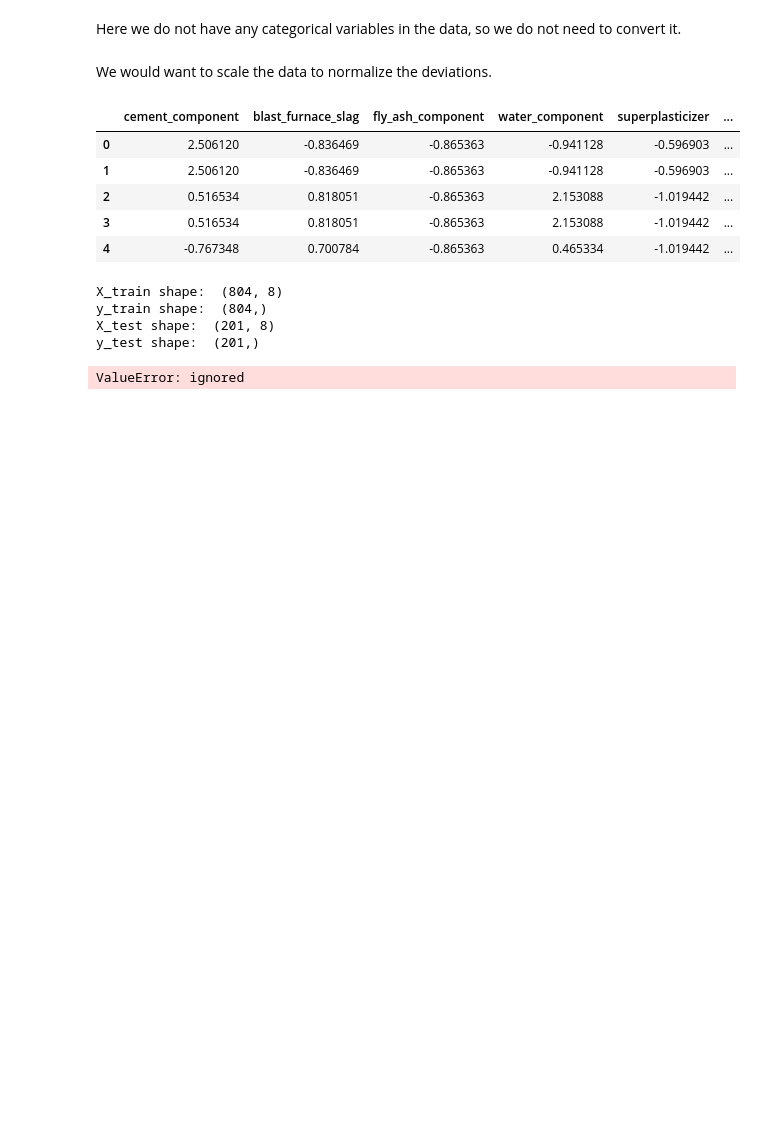
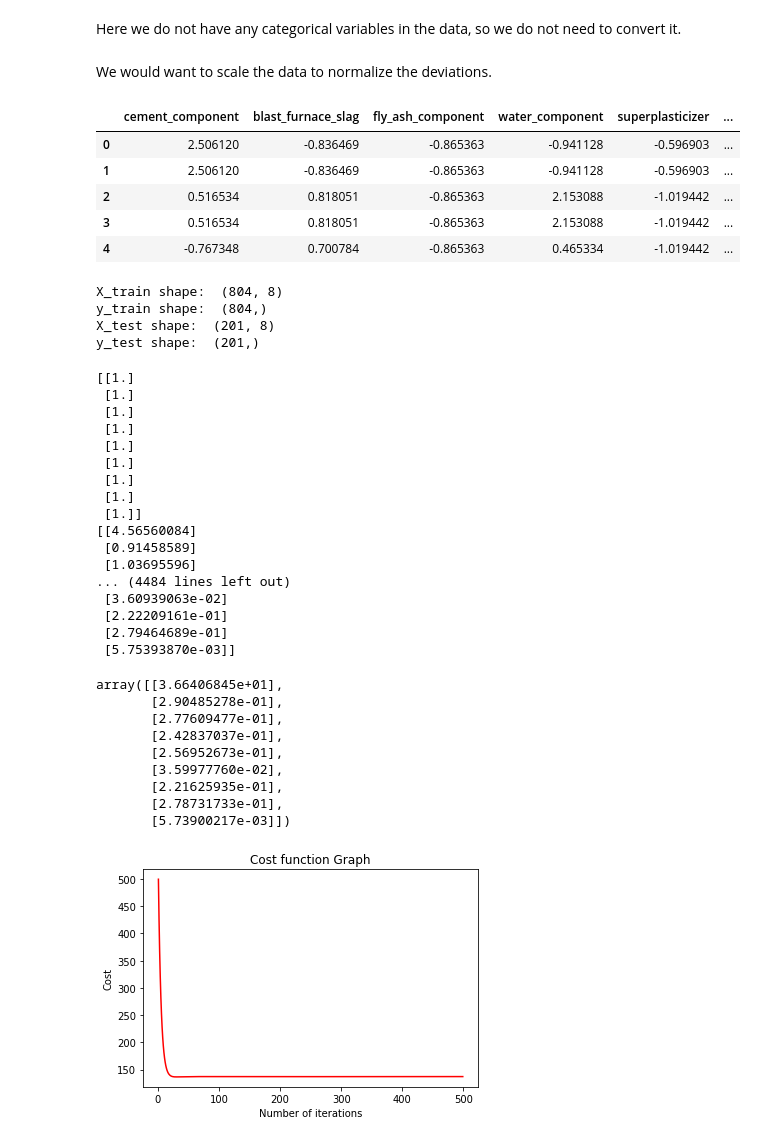
Before and after one commit to NeeteshDadwariya/CS6375, a Jupyter notebook: assignments/assignment1/part1.ipynb, the cells around one changed output. Cells and saved outputs as stored; diff of their text form; code cells hidden in the pictures; blank space fills up the shorter version.

```diff
--- a/assignments/assignment1/part1.ipynb
+++ b/assignments/assignment1/part1.ipynb
@@ -85,21 +85,24 @@ class LinearRegression():
     return np.c_[np.ones((len(X),1)), X]
 
   def get_initial_weights(self, X):
-    return np.random.rand(X.shape[1] + 1, 1)
+    #return np.random.rand(X.shape[1] + 1, 1)
+    return np.ones((X.shape[1] + 1, 1))
 
   def multivariate_gradient(self, X, y, thetha):
-    return 2/len(X)*X.T.dot(X.dot(thetha) - y[0])
+    return 1/len(X)*X.T.dot(X.dot(thetha) - y[0])
 
   def fit_with_grad_desc(self, X, y, epochs, rate):
-      thetha = self.get_initial_weights(X)
+      theta = self.get_initial_weights(X)
       vectorX = self.get_vectorX(X)
       vectorY = np.reshape(y.values,(-1,1))
       costs = []
       m = len(X)
       for i in range(epochs):
-        gradient = self.multivariate_gradient(vectorX, vectorY, thetha)
-        thetha -= -rate*gradient
-        y_pred = vectorX.dot(thetha)
+        gradient = self.multivariate_gradient(vectorX, vectorY, theta)
+        #gradient = 2/m * vectorX.T.dot(vectorX.dot(theta) - y[0])
+        print(theta)
+        theta -= rate*gradient
+        y_pred = vectorX.dot(theta)
         cost = 1/(2*m)*(vectorY - y_pred)**2
         costs.append(cost.sum())
 
@@ -107,7 +110,29 @@ class LinearRegression():
       plt.title('Cost function Graph')
       plt.xlabel('Number of iterations')
       plt.ylabel('Cost')
-      return thetha
+      return theta
+
+      # n_sample = X.shape[0]  #number of samples
+      # loss = np.ones(epochs)  #creating unit matrix
+      # ones = np.ones((n_sample,1))
+      # X = np.concatenate((ones, X), axis=1)   #Form the new X with old X and X0's as 1
+      # attr = X.shape[1]
+      # theta = np.ones(attr)
+      # hypo = np.dot(X, theta)
+      # for i in range (0, epochs):
+      #   theta[0] = theta[0] - (rate / X.shape[0]) * sum(hypo-y) #for theta0,x0
+      #   for j in range(1, attr):
+      #     theta[j]= theta[j] - (rate/ X.shape[0]) * sum((hypo-y) * X[:, j])
+      #   hypo= np.dot(X, theta)
+      #   #Now computing loss
+      #   loss[i]=1/(n_sample) * sum(np.square(hypo-y))
+
+
+      # plt.plot(np.arange(1,epochs),loss[1:], color = 'red')
+      # plt.title('Cost function Graph')
+      # plt.xlabel('Number of iterations')
+      # plt.ylabel('Cost')
+      # return loss, theta
 
 
 model = LinearRegression()
@@ -138,7 +163,7 @@ scaled_X.head()
 | 3 | 0.516534 | 0.818051 | -0.865363 | 2.153088 | -1.019442 | ... |
 | 4 | -0.767348 | 0.700784 | -0.865363 | 0.465334 | -1.019442 | ... |
 # %%
-X_train, X_test, y_train, y_test = model.split_train_test(X, y)
+X_train, X_test, y_train, y_test = model.split_train_test(scaled_X, y)
 print("X_train shape: ", X_train.shape)
 print("y_train shape: ", y_train.shape)
 print("X_test shape: ", X_test.shape)
@@ -149,6 +174,32 @@ y_train shape:  (804,)
 X_test shape:  (201, 8)
 y_test shape:  (201,)
 # %%
-model.fit_with_grad_desc(X_train, y_train, 100, 0.1)
+model.fit_with_grad_desc(X_train, y_train, 500, 0.1)
 # %% [output]
-ValueError: ignored
+[[1.]
+ [1.]
+ [1.]
+ [1.]
+ [1.]
+ [1.]
+ [1.]
+ [1.]
+ [1.]]
+[[4.56560084]
+ [0.91458589]
+ [1.03695596]
+... (4484 lines left out)
+ [3.60939063e-02]
+ [2.22209161e-01]
+ [2.79464689e-01]
+ [5.75393870e-03]]
+array([[3.66406845e+01],
+       [2.90485278e-01],
+       [2.77609477e-01],
+       [2.42837037e-01],
+       [2.56952673e-01],
+       [3.59977760e-02],
+       [2.21625935e-01],
+       [2.78731733e-01],
+       [5.73900217e-03]])
+[figure, added]
```
